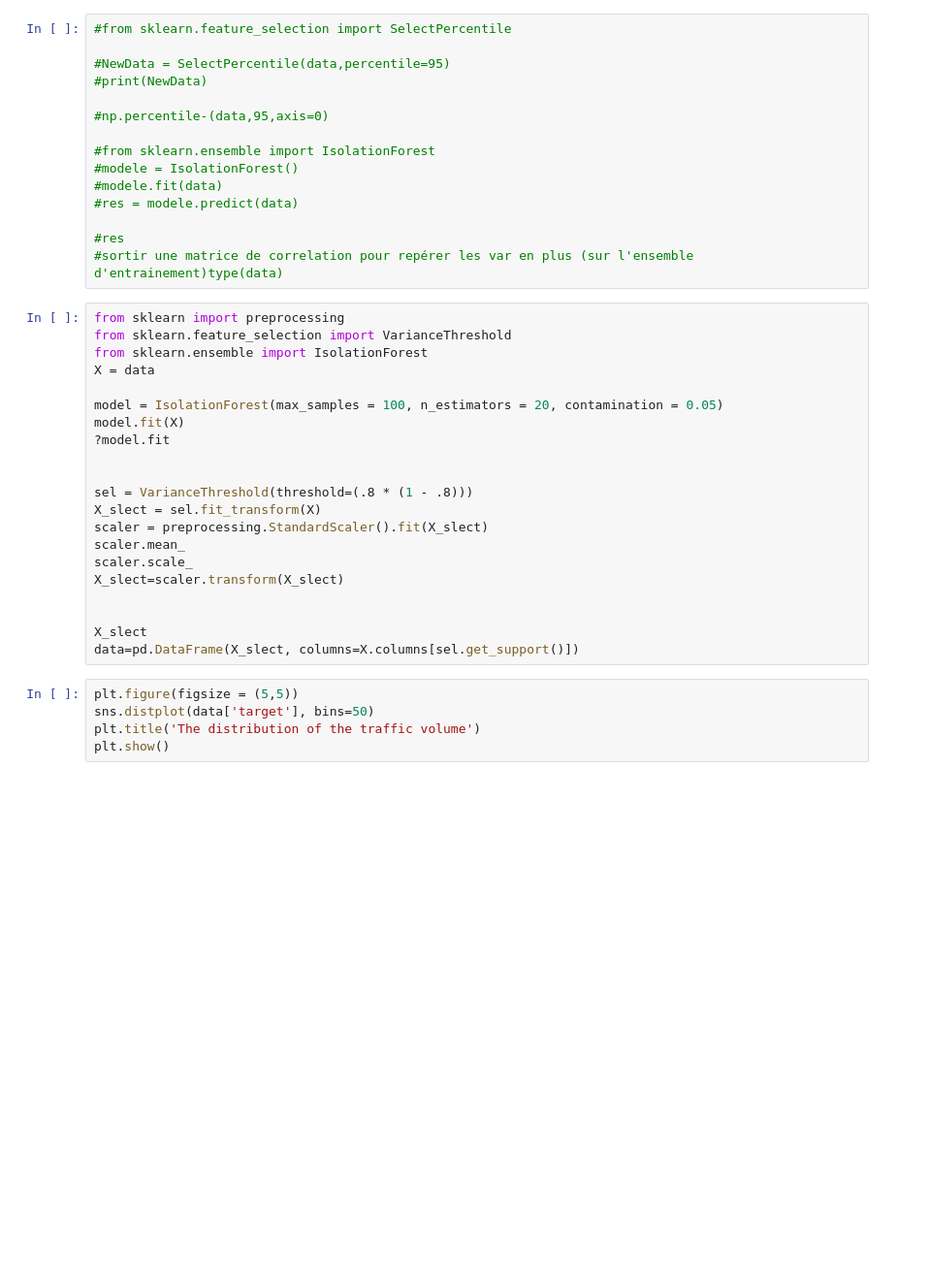
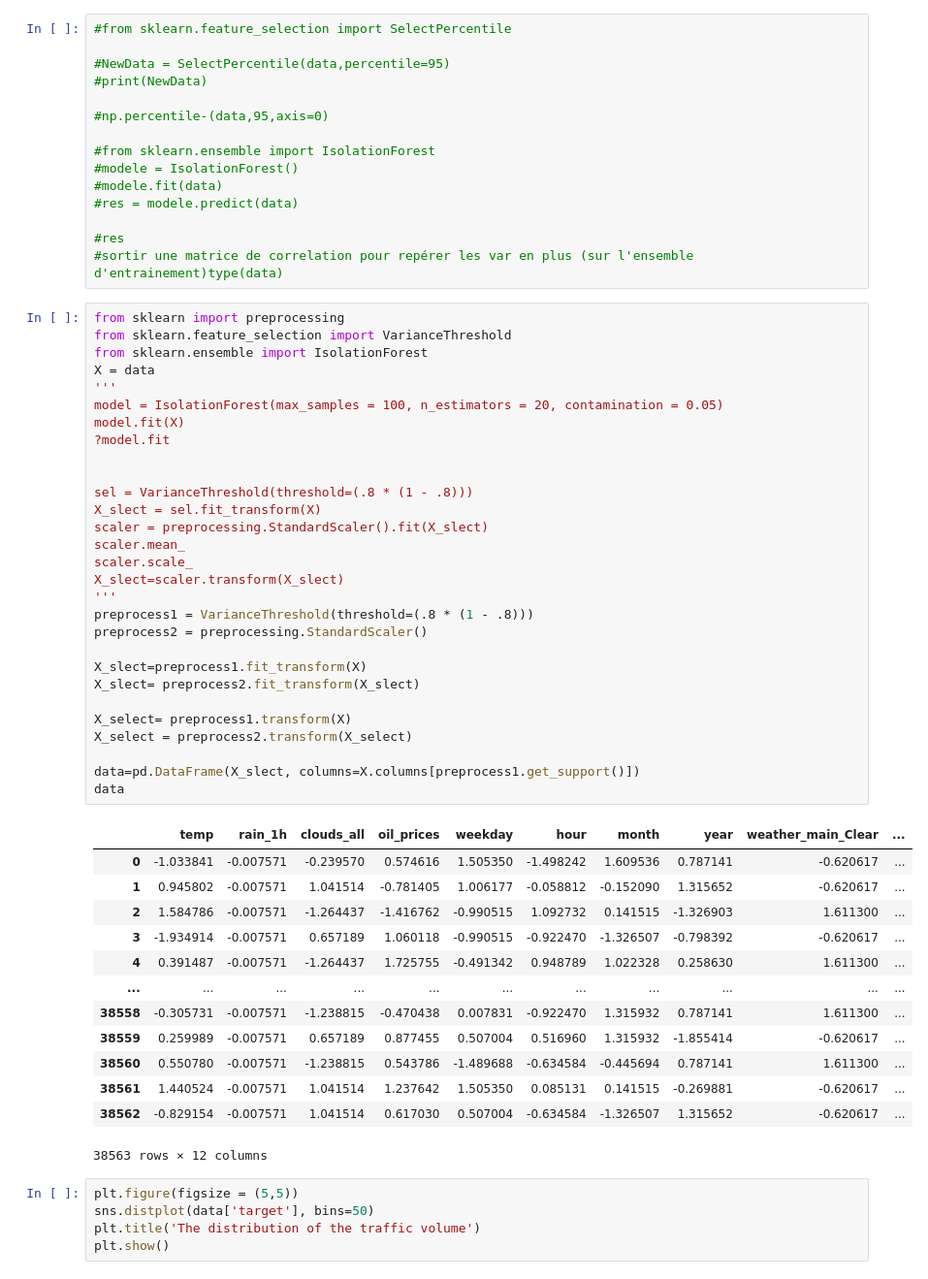
Before and after one commit to gojoise/MOTO, a Jupyter notebook: starting_kit/README_{preprocessing}.ipynb, the cells around one changed output. Shown: that part at 97% size. Saved outputs shown, nothing was run; the diff lists cells and outputs as text; blank space fills up the shorter version.

```diff
--- a/starting_kit/README_{preprocessing}.ipynb
+++ b/starting_kit/README_{preprocessing}.ipynb
@@ -92,24 +92,46 @@ new_data = np.setdiff1d(data, rem)
 # %%
 from sklearn import preprocessing
 from sklearn.feature_selection import VarianceThreshold
 from sklearn.ensemble import IsolationForest
 X = data
-
+'''
 model = IsolationForest(max_samples = 100, n_estimators = 20, contamination = 0.05)
 model.fit(X)
 ?model.fit
 
 
 sel = VarianceThreshold(threshold=(.8 * (1 - .8)))
 X_slect = sel.fit_transform(X)
 scaler = preprocessing.StandardScaler().fit(X_slect)
 scaler.mean_
 scaler.scale_
 X_slect=scaler.transform(X_slect)
+'''
+preprocess1 = VarianceThreshold(threshold=(.8 * (1 - .8)))
+preprocess2 = preprocessing.StandardScaler()
 
+X_slect=preprocess1.fit_transform(X)
+X_slect= preprocess2.fit_transform(X_slect)
 
-X_slect
-data=pd.DataFrame(X_slect, columns=X.columns[sel.get_support()])
+X_select= preprocess1.transform(X)
+X_select = preprocess2.transform(X_select)
+
+data=pd.DataFrame(X_slect, columns=X.columns[preprocess1.get_support()])
+data
+# %% [output]
+|  | temp | rain_1h | clouds_all | oil_prices | weekday | hour | month | year | weather_main_Clear | ... |
+| 0 | -1.033841 | -0.007571 | -0.239570 | 0.574616 | 1.505350 | -1.498242 | 1.609536 | 0.787141 | -0.620617 | ... |
+| 1 | 0.945802 | -0.007571 | 1.041514 | -0.781405 | 1.006177 | -0.058812 | -0.152090 | 1.315652 | -0.620617 | ... |
+| 2 | 1.584786 | -0.007571 | -1.264437 | -1.416762 | -0.990515 | 1.092732 | 0.141515 | -1.326903 | 1.611300 | ... |
+| 3 | -1.934914 | -0.007571 | 0.657189 | 1.060118 | -0.990515 | -0.922470 | -1.326507 | -0.798392 | -0.620617 | ... |
+| 4 | 0.391487 | -0.007571 | -1.264437 | 1.725755 | -0.491342 | 0.948789 | 1.022328 | 0.258630 | 1.611300 | ... |
+| ... | ... | ... | ... | ... | ... | ... | ... | ... | ... | ... |
+| 38558 | -0.305731 | -0.007571 | -1.238815 | -0.470438 | 0.007831 | -0.922470 | 1.315932 | 0.787141 | 1.611300 | ... |
+| 38559 | 0.259989 | -0.007571 | 0.657189 | 0.877455 | 0.507004 | 0.516960 | 1.315932 | -1.855414 | -0.620617 | ... |
+| 38560 | 0.550780 | -0.007571 | -1.238815 | 0.543786 | -1.489688 | -0.634584 | -0.445694 | 0.787141 | 1.611300 | ... |
+| 38561 | 1.440524 | -0.007571 | 1.041514 | 1.237642 | 1.505350 | 0.085131 | 0.141515 | -0.269881 | -0.620617 | ... |
+| 38562 | -0.829154 | -0.007571 | 1.041514 | 0.617030 | 0.507004 | -0.634584 | -1.326507 | 1.315652 | -0.620617 | ... |
+38563 rows × 12 columns
 # %%
 plt.figure(figsize = (5,5))
 sns.distplot(data['target'], bins=50)
```
Also changed, not shown: 1 other file.
